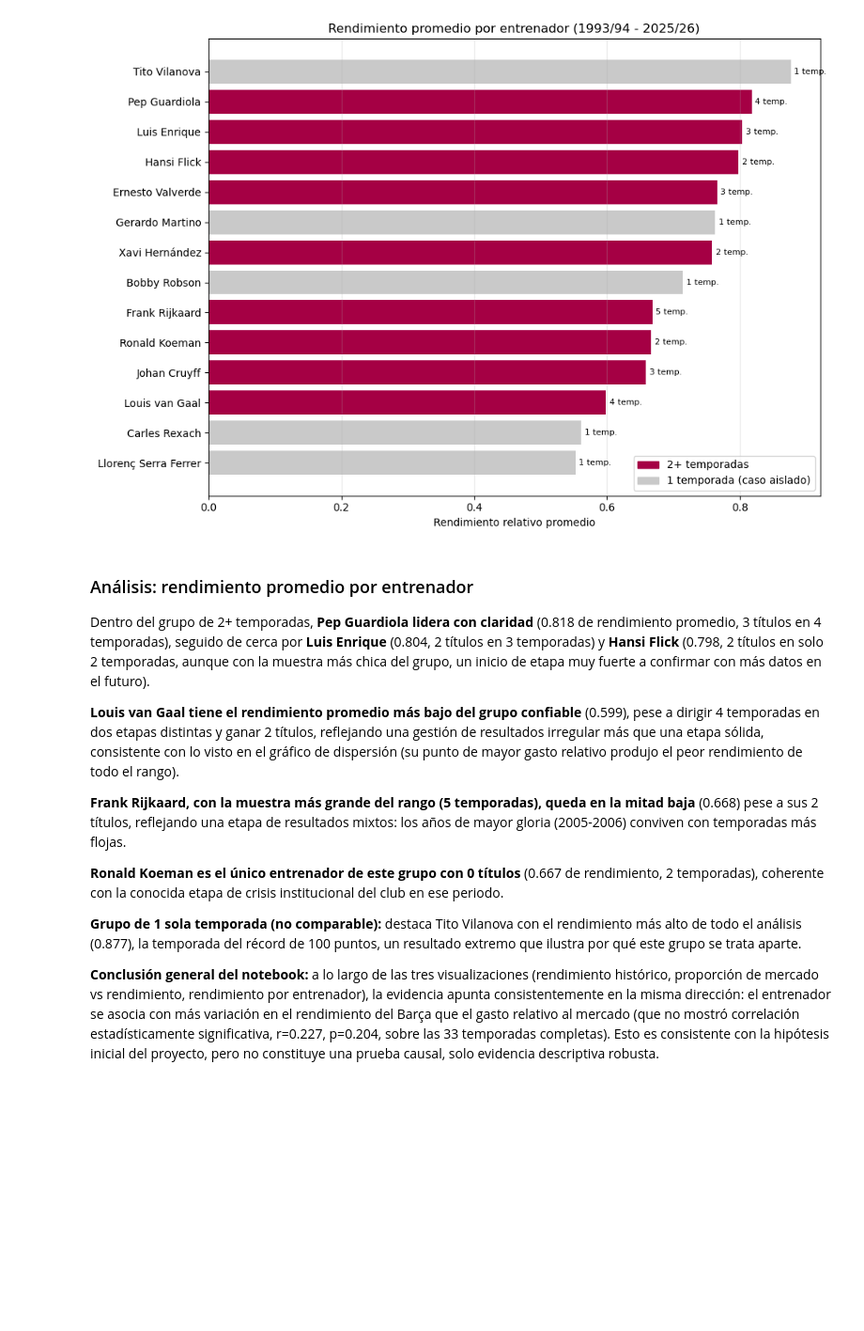
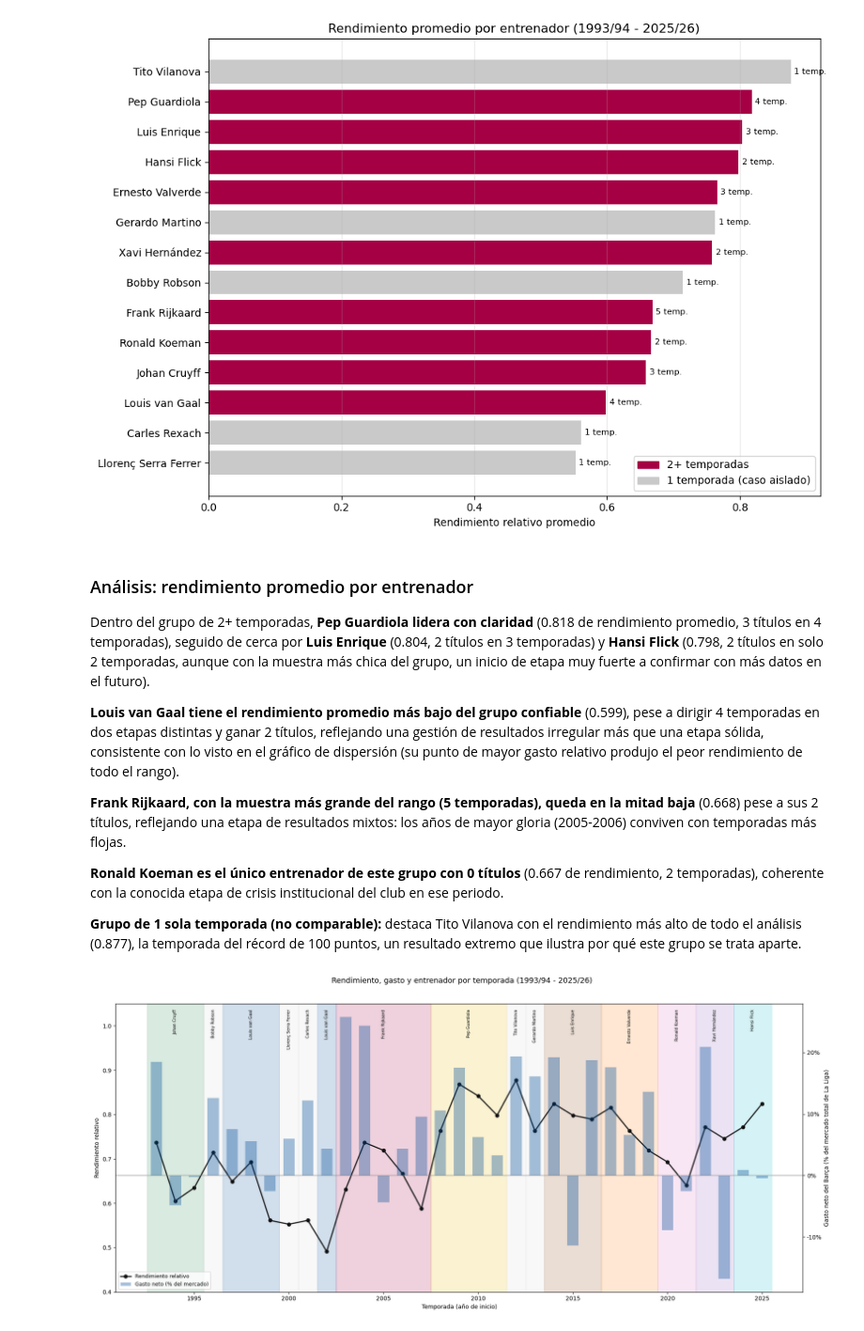
Before and after one commit to albertone448/always-barca, a Jupyter notebook: notebooks/02_analisis_rendimiento.ipynb, the cells around one changed output. Shown at 94% size. Cells and saved outputs as stored; diff of their text form; code cells hidden in the pictures; blank space fills up the shorter version.

Commit message:
Cerrar Fase 1: markdown final del notebook 02, grafico integrador documentado y README actualizado

```diff
--- a/notebooks/02_analisis_rendimiento.ipynb
+++ b/notebooks/02_analisis_rendimiento.ipynb
@@ -254,5 +254,43 @@ Dentro del grupo de 2+ temporadas, **Pep Guardiola lidera con claridad** (0.818
 **Ronald Koeman es el único entrenador de este grupo con 0 títulos** (0.667 de rendimiento, 2 temporadas), coherente con la conocida etapa de crisis institucional del club en ese periodo.
 
 **Grupo de 1 sola temporada (no comparable):** destaca Tito Vilanova con el rendimiento más alto de todo el análisis (0.877), la temporada del récord de 100 puntos, un resultado extremo que ilustra por qué este grupo se trata aparte.
-
-**Conclusión general del notebook:** a lo largo de las tres visualizaciones (rendimiento histórico, proporción de mercado vs rendimiento, rendimiento por entrenador), la evidencia apunta consistentemente en la misma dirección: el entrenador se asocia con más variación en el rendimiento del Barça que el gasto relativo al mercado (que no mostró correlación estadísticamente significativa, r=0.227, p=0.204, sobre las 33 temporadas completas). Esto es consistente con la hipótesis inicial del proyecto, pero no constituye una prueba causal, solo evidencia descriptiva robusta.
+# %%
+fig, ax1 = plt.subplots(figsize=(18, 8))
+
+i = 0
+while i < len(df_plot):
+    entrenador = df_plot.loc[i, 'entrenador_principal']
+    inicio = df_plot.loc[i, 'anio_inicio']
+    j = i
+    while j + 1 < len(df_plot) and df_plot.loc[j + 1, 'entrenador_principal'] == entrenador:
+        j += 1
+    fin = df_plot.loc[j, 'anio_inicio']
+    color = mapa_color.get(entrenador, '#d9d9d9')
+    ax1.axvspan(inicio - 0.5, fin + 0.5, color=color, alpha=0.18, zorder=0)
+    ax1.text((inicio + fin) / 2, 0.98, entrenador, rotation=90, ha='center', va='top',
+              fontsize=7, transform=ax1.get_xaxis_transform())
+    i = j + 1
+
+ax1.plot(df_plot['anio_inicio'], df_plot['rendimiento_relativo'], color='#111111',
+          marker='o', linewidth=2, label='Rendimiento relativo', zorder=3)
+ax1.set_ylabel('Rendimiento relativo')
+ax1.set_xlabel('Temporada (año de inicio)')
+ax1.set_ylim(0.4, 1.05)
+
+ax2 = ax1.twinx()
+ax2.bar(df_plot['anio_inicio'], df_plot['proporcion_mercado_barca'], alpha=0.35,
+         color='#004d98', width=0.6, label='Gasto neto (% del mercado)', zorder=2)
+ax2.set_ylabel('Gasto neto del Barça (% del mercado total de La Liga)')
+ax2.yaxis.set_major_formatter(FuncFormatter(lambda x, _: f'{x*100:.0f}%'))
+ax2.axhline(0, color='gray', linewidth=0.8)
+
+lines1, labels1 = ax1.get_legend_handles_labels()
+lines2, labels2 = ax2.get_legend_handles_labels()
+ax1.legend(lines1 + lines2, labels1 + labels2, loc='lower left', fontsize=9)
+
+fig.suptitle('Rendimiento, gasto y entrenador por temporada (1993/94 - 2025/26)', y=1.02, fontsize=13)
+plt.tight_layout()
+fig.savefig('../reports/figures/panorama_completo.png', dpi=150, bbox_inches='tight')
+plt.show()
+# %% [output]
+[figure, added]
```
Also changed, not shown: parts of 2 cells of this notebook, 2 other files.
